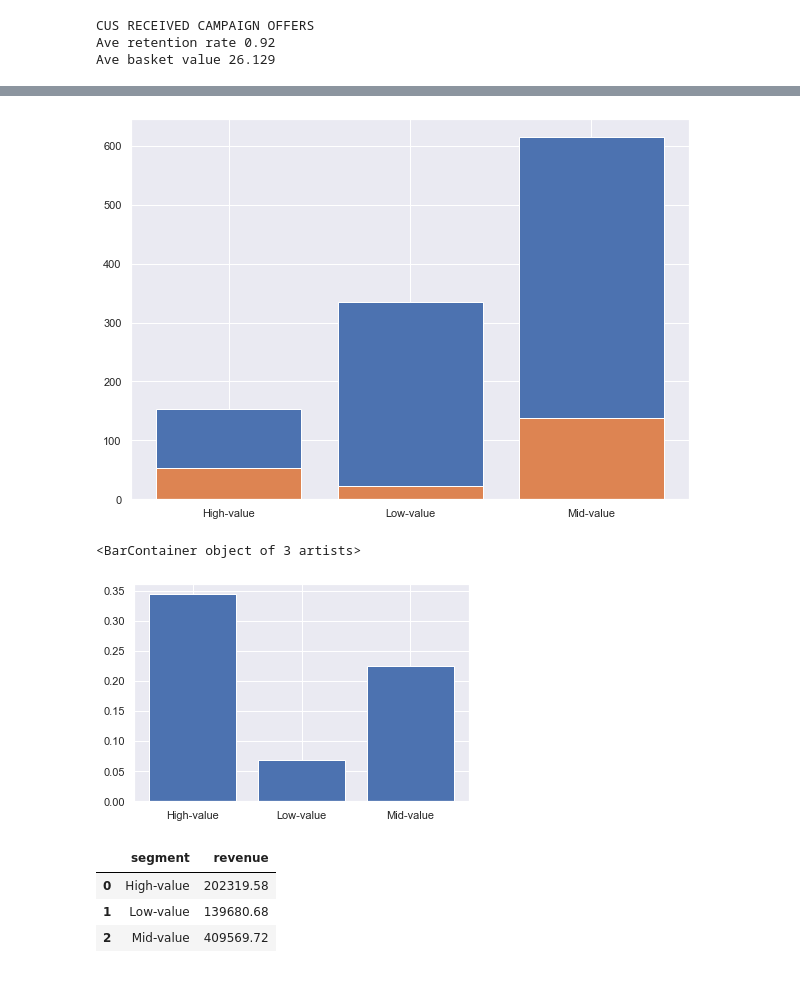
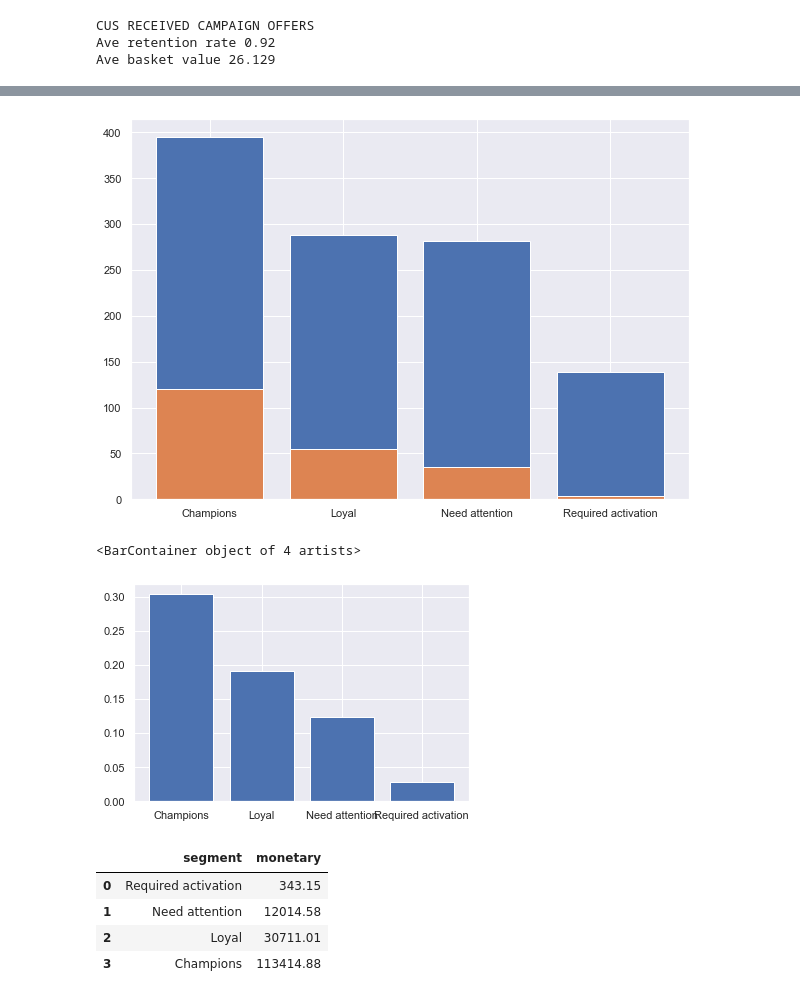
Before and after one commit to vanchautran/capstone, a Jupyter notebook: Retail_marketing_audience_Prediction/5_retention_analysis.ipynb, the cells around one changed output, grey strips where cells are left out. Cells and saved outputs as stored; diff of their text form; code cells hidden in the pictures.

```diff
--- a/Retail_marketing_audience_Prediction/5_retention_analysis.ipynb
+++ b/Retail_marketing_audience_Prediction/5_retention_analysis.ipynb
@@ -528,7 +528,7 @@ CUS RECEIVED CAMPAIGN OFFERS
 Ave retention rate 0.92
 Ave basket value 26.129
 # %%
-duringCamp18 = pd.read_csv('DATA_CLEAN/households_duringCamp18.csv')
+duringCamp18 = pd.read_csv('DATA_CLEAN/households_duringCamp18_02.csv')
 # %%
 duringCamp18.head()
 # %% [output]
@@ -594,17 +599,20 @@ plt.bar(d3.segment, d3.received_campA_18)
 plt.bar(d3.segment, d3.redeemed_campA_18)
 plt.show()
 # %% [output]
-[figure, old version]
+[figure, new version]
 # %%
 plt.bar(d3.segment, d3.redemption_rate)
 # %% [output]
-<BarContainer object of 3 artists>
+<BarContainer object of 4 artists>
-[figure, old version]
+[figure, new version]
 # %%
-d4 = duringCamp18.groupby('segment').agg({'revenue':'sum'}).reset_index()
+d4 = duringCamp18.query('redeemed_campA_18==1')
+
+d4 =  d4.groupby('segment').agg({'monetary':'sum'}).sort_values('monetary').reset_index()
 d4
 # %% [output]
-|  | segment | revenue |
-| 0 | High-value | 202319.58 |
-| 1 | Low-value | 139680.68 |
-| 2 | Mid-value | 409569.72 |
+|  | segment | monetary |
+| 0 | Required activation | 343.15 |
+| 1 | Need attention | 12014.58 |
+| 2 | Loyal | 30711.01 |
+| 3 | Champions | 113414.88 |
```
Also changed, not shown: parts of 10 cells of this notebook, 15 other files.
